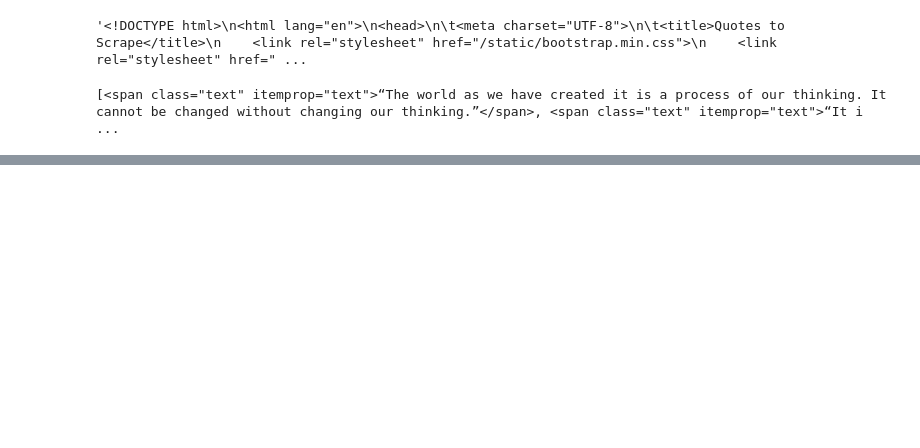
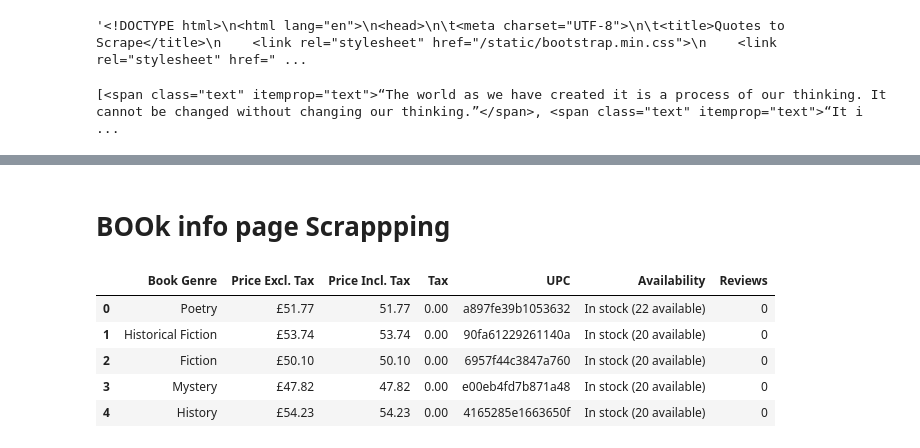
Before and after one commit to SaH1l191/Data_Science_with_Python, a Jupyter notebook: web-scraping/new.ipynb, the cells around one changed output, grey strips where cells are left out. Drawn from its saved outputs; the diff is of its cells as text; code cells hidden in the pictures; blank space fills up the shorter version.

```diff
--- a/web-scraping/new.ipynb
+++ b/web-scraping/new.ipynb
@@ -53,0 +177,50 @@ df.to_csv('quotes.csv',index ='False')
+# %% [markdown]
+# BOOk info page Scrappping
+# %%
+data_2 = []
+import requests
+from bs4 import BeautifulSoup
+
+link = 'https://books.toscrape.com/catalogue/page-1.html'
+res = requests.get(link)
+
+soup = BeautifulSoup(res.text, 'html.parser')
+# tt = []
+# for link in tqdm(dat['Book Link']):
+#     res = requests.get(link)
+#     soup = BeautifulSoup(res.text, 'html.parser')
+#     tt = soup.find('ul',class_ = 'breadcrumb').find_all('a')[2].text
+
+#     break
+
+# tt
+i=0
+for links in tqdm(dat['Book Link']):
+    if(i==10):
+        break
+    res        = requests.get(links)
+    soup       = BeautifulSoup(res.text,'html.parser')
+
+    Book_Genre       = soup.find('ul',class_ = 'breadcrumb').find_all('a')[2].text
+
+    temp       = soup.find('table',class_ = 'table table-striped').find_all('td')
+
+    UPC              = temp[0].text
+    price_exc_tax    = temp[2].text[1:]
+    price_inc_tax    = temp[3].text[2:]
+    tax              = temp[4].text[2:]
+    availability     = temp[5].text
+    reviews          = temp[6].text
+    data_2.append([Book_Genre,price_exc_tax,price_inc_tax,tax,UPC,availability,reviews])
+    i+=1
+columns = ['Book Genre', 'Price Excl. Tax', 'Price Incl. Tax', 'Tax', 'UPC', 'Availability', 'Reviews']
+maind  = pd.DataFrame(data=data_2,columns=columns)
+# %%
+maind.head()
+# %% [output]
+|  | Book Genre | Price Excl. Tax | Price Incl. Tax | Tax | UPC | Availability | Reviews |
+| 0 | Poetry | £51.77 | 51.77 | 0.00 | a897fe39b1053632 | In stock (22 available) | 0 |
+| 1 | Historical Fiction | £53.74 | 53.74 | 0.00 | 90fa61229261140a | In stock (20 available) | 0 |
+| 2 | Fiction | £50.10 | 50.10 | 0.00 | 6957f44c3847a760 | In stock (20 available) | 0 |
+| 3 | Mystery | £47.82 | 47.82 | 0.00 | e00eb4fd7b871a48 | In stock (20 available) | 0 |
+| 4 | History | £54.23 | 54.23 | 0.00 | 4165285e1663650f | In stock (20 available) | 0 |
```
Also changed, not shown: parts of 19 cells of this notebook, 24 other files.
